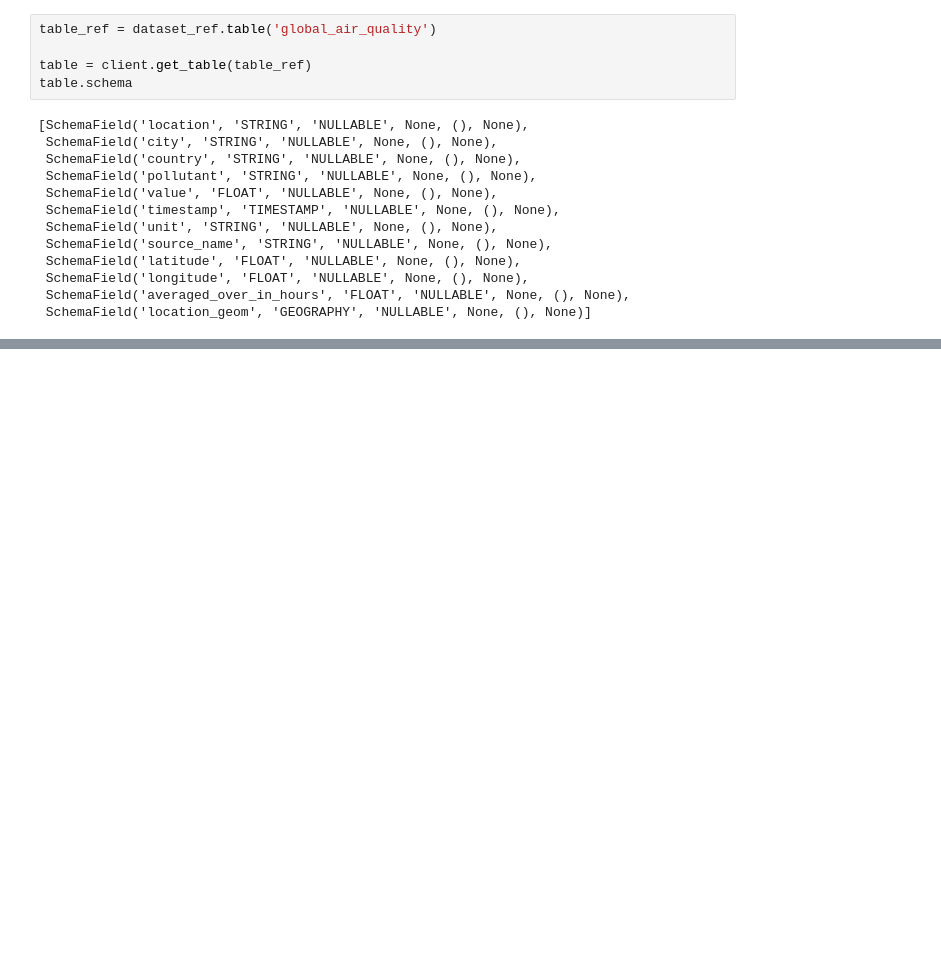
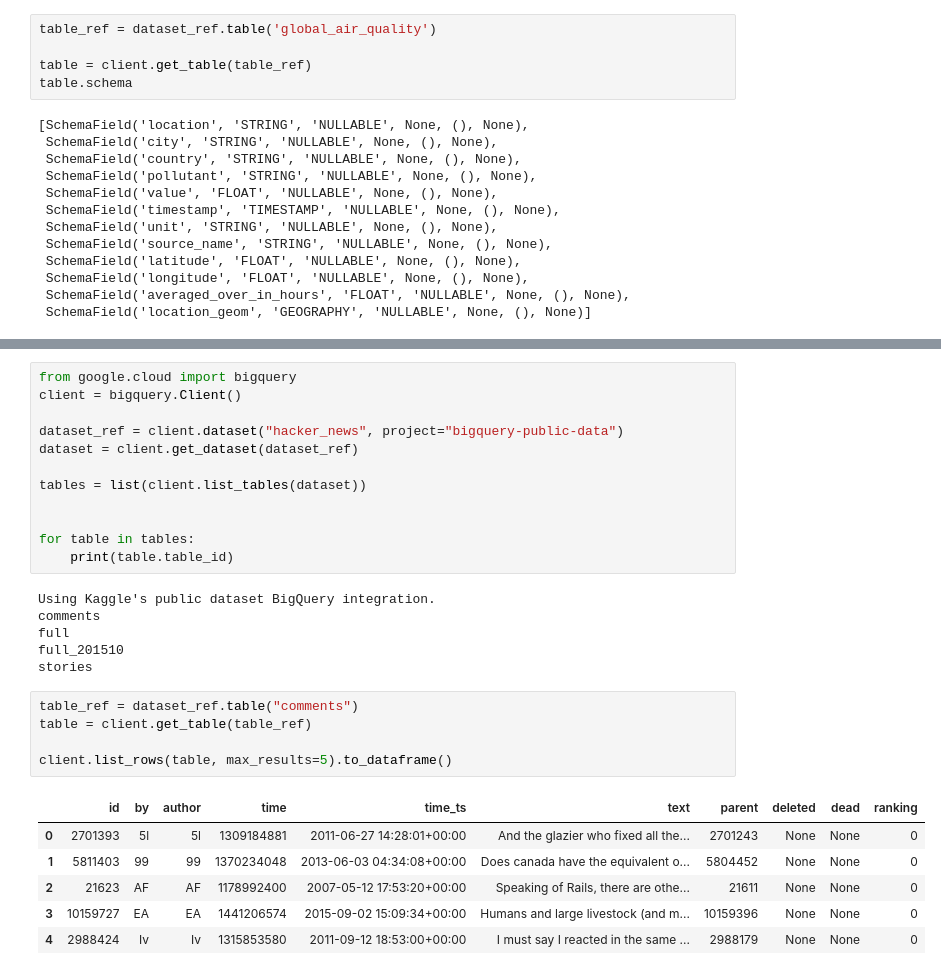
Before and after one commit to karthigeyan0312/My_Kaggle_Practice_Exercises, a Jupyter notebook: sql-with-bigquery.ipynb, the cells around one changed output, grey strips where cells are left out. Saved outputs shown, nothing was run; the diff lists cells and outputs as text; blank space fills up the shorter version.

Commit message:
Kaggle Notebook | SQL with BigQuery | Version 4

```diff
--- a/sql-with-bigquery.ipynb
+++ b/sql-with-bigquery.ipynb
@@ -231,3 +231,33 @@ second_results.head()
 | 2 | Elko | ELKO | US | pm10 | 0.0 | 2020-06-11 00:00:00+00:00 | µg/m³ | AirNow | 40.838330 | -115.766010 | ... |
 | 3 | Hope | Columbus | US | so2 | 0.0 | 2017-01-03 11:00:00+00:00 | ppm | AirNow | 39.294323 | -85.766846 | ... |
 | 4 | Kona | Hilo | US | pm25 | 0.0 | 2020-06-11 00:00:00+00:00 | µg/m³ | AirNow | 19.509700 | -155.913300 | ... |
+# %%
+from google.cloud import bigquery
+client = bigquery.Client()
+
+dataset_ref = client.dataset("hacker_news", project="bigquery-public-data")
+dataset = client.get_dataset(dataset_ref)
+
+tables = list(client.list_tables(dataset))
+
+
+for table in tables:
+    print(table.table_id)
+# %% [output]
+Using Kaggle's public dataset BigQuery integration.
+comments
+full
+full_201510
+stories
+# %%
+table_ref = dataset_ref.table("comments")
+table = client.get_table(table_ref)
+
+client.list_rows(table, max_results=5).to_dataframe()
+# %% [output]
+|  | id | by | author | time | time_ts | text | parent | deleted | dead | ranking |
+| 0 | 2701393 | 5l | 5l | 1309184881 | 2011-06-27 14:28:01+00:00 | And the glazier who fixed all the... | 2701243 | None | None | 0 |
+| 1 | 5811403 | 99 | 99 | 1370234048 | 2013-06-03 04:34:08+00:00 | Does canada have the equivalent o... | 5804452 | None | None | 0 |
+| 2 | 21623 | AF | AF | 1178992400 | 2007-05-12 17:53:20+00:00 | Speaking of Rails, there are othe... | 21611 | None | None | 0 |
+| 3 | 10159727 | EA | EA | 1441206574 | 2015-09-02 15:09:34+00:00 | Humans and large livestock (and m... | 10159396 | None | None | 0 |
+| 4 | 2988424 | Iv | Iv | 1315853580 | 2011-09-12 18:53:00+00:00 | I must say I reacted in the same ... | 2988179 | None | None | 0 |
```
Also changed, not shown: parts of 4 cells of this notebook.
